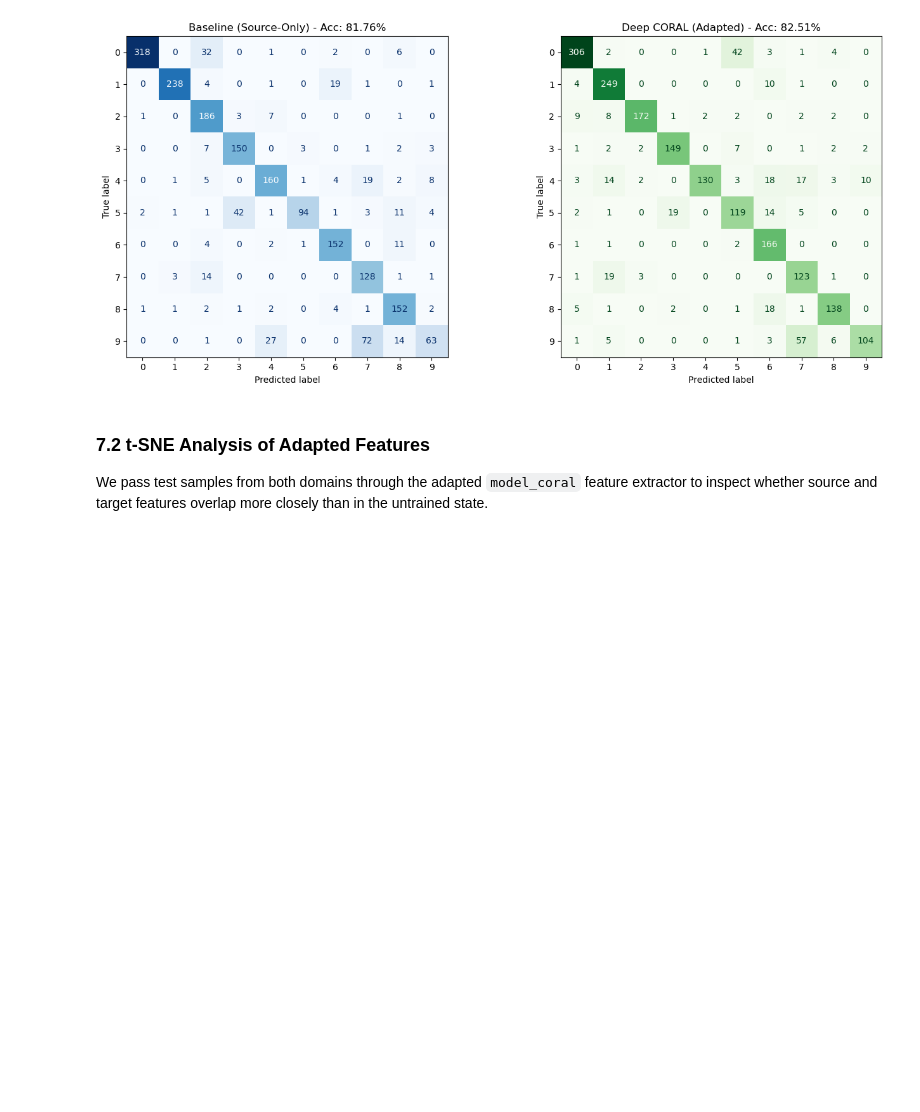
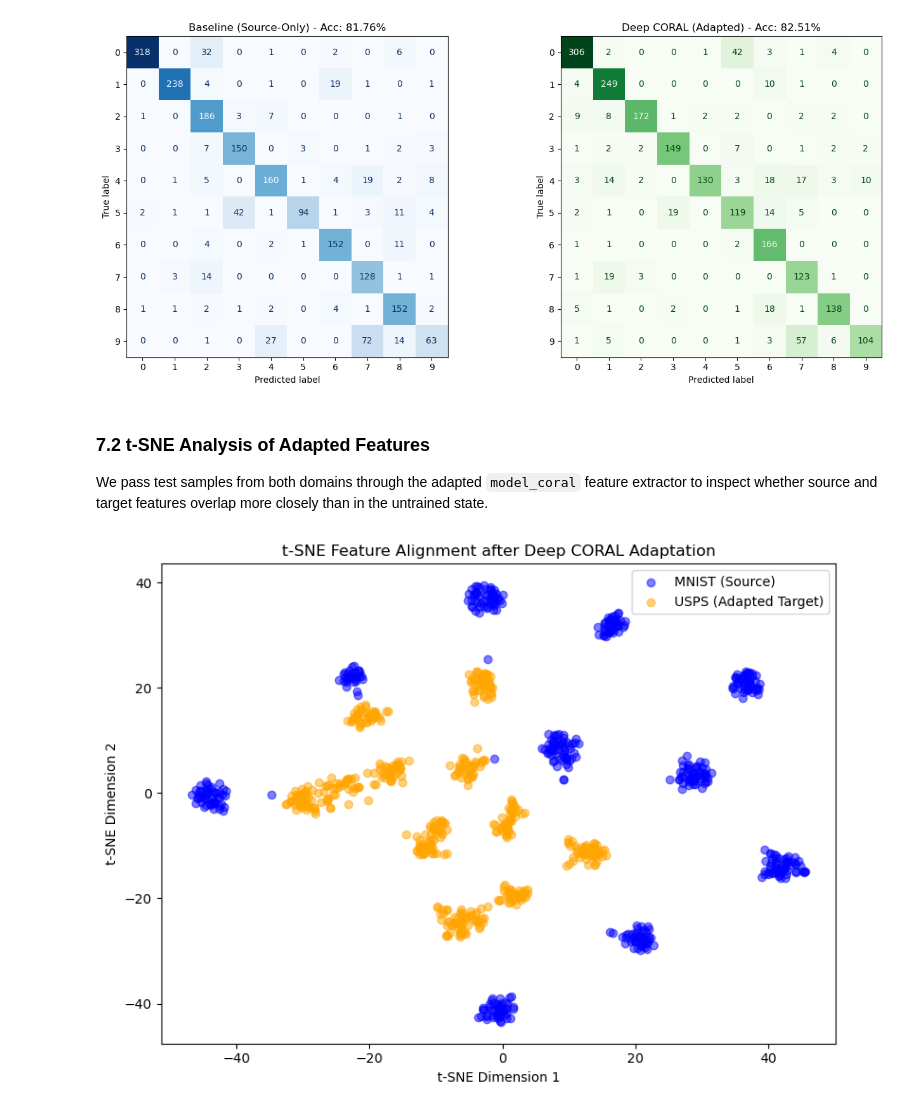
Before and after one commit to ginev91/deep-learning-project, a Jupyter notebook: domain_adaptation_in_computer_vision.ipynb, the cells around one changed output. Saved outputs shown, nothing was run; the diff lists cells and outputs as text; code cells hidden in the pictures; blank space fills up the shorter version.

```diff
--- a/domain_adaptation_in_computer_vision.ipynb
+++ b/domain_adaptation_in_computer_vision.ipynb
@@ -475,10 +478,10 @@ def coral_loss(source_features: torch.Tensor, target_features: torch.Tensor) ->
     cov_target = compute_covariance(target_features)
 
     # frobenius norm squared: ||Cov_S - Cov_T||_F^2
-    loss = torch.norm(cov_source - cov_target, p='fro') ** 2
+    loss = torch.norm(cov_source - cov_target, p='fro')  2
 
-    # normaliz loss by 4 * (d**2)
-    loss = loss / (4 * (feature_dim ** 2))
+    # normaliz loss by 4 * (d2)
+    loss = loss / (4 * (feature_dim  2))
     return loss
 # %% [markdown]
 ### 6.2 Training Loop with Joint Cross-Entropy and CORAL Loss
@@ -609,3 +612,59 @@ plt.show()
 # %% [markdown]
 ### 7.2 t-SNE Analysis of Adapted Features
 We pass test samples from both domains through the adapted `model_coral` feature extractor to inspect whether source and target features overlap more closely than in the untrained state.
+# %%
+os.environ["KMP_DUPLICATE_LIB_OK"] = "TRUE"
+os.environ["OMP_NUM_THREADS"] = "1"
+
+def extract_domain_features(model, src_loader, tgt_loader, num_samples=500):
+    model.eval()
+    src_feats, tgt_feats = [], []
+
+    with torch.no_grad():
+        # Collect source features
+        count = 0
+        for images, _ in src_loader:
+            images = images.to(device)
+            _, feats = model(images)
+            src_feats.append(feats.cpu().numpy())
+            count += images.size(0)
+            if count >= num_samples:
+                break
+
+        # Collect target features
+        count = 0
+        for images, _ in tgt_loader:
+            images = images.to(device)
+            _, feats = model(images)
+            tgt_feats.append(feats.cpu().numpy())
+            count += images.size(0)
+            if count >= num_samples:
+                break
+
+    src_feats = np.vstack(src_feats)[:num_samples]
+    tgt_feats = np.vstack(tgt_feats)[:num_samples]
+    return src_feats, tgt_feats
+
+# Extract features from adapted Deep CORAL model
+src_f, tgt_f = extract_domain_features(model_coral, source_loader, target_loader)
+X_coral_comb = np.vstack([src_f, tgt_f])
+coral_domain_labels = np.array([0]*len(src_f) + [1]*len(tgt_f))
+
+# Run t-SNE
+tsne_coral = TSNE(n_components=2, random_state=42, n_jobs=1)
+X_coral_tsne = tsne_coral.fit_transform(X_coral_comb)
+
+plt.figure(figsize=(8, 6))
+plt.scatter(X_coral_tsne[coral_domain_labels == 0, 0], X_coral_tsne[coral_domain_labels == 0, 1],
+            alpha=0.5, label='MNIST (Source)', c='blue')
+plt.scatter(X_coral_tsne[coral_domain_labels == 1, 0], X_coral_tsne[coral_domain_labels == 1, 1],
+            alpha=0.5, label='USPS (Adapted Target)', c='orange')
+
+plt.title("t-SNE Feature Alignment after Deep CORAL Adaptation")
+plt.xlabel("t-SNE Dimension 1")
+plt.ylabel("t-SNE Dimension 2")
+plt.legend()
+plt.tight_layout()
+plt.show()
+# %% [output]
+[figure, added]
```
Also changed, not shown: parts of 8 cells of this notebook.
